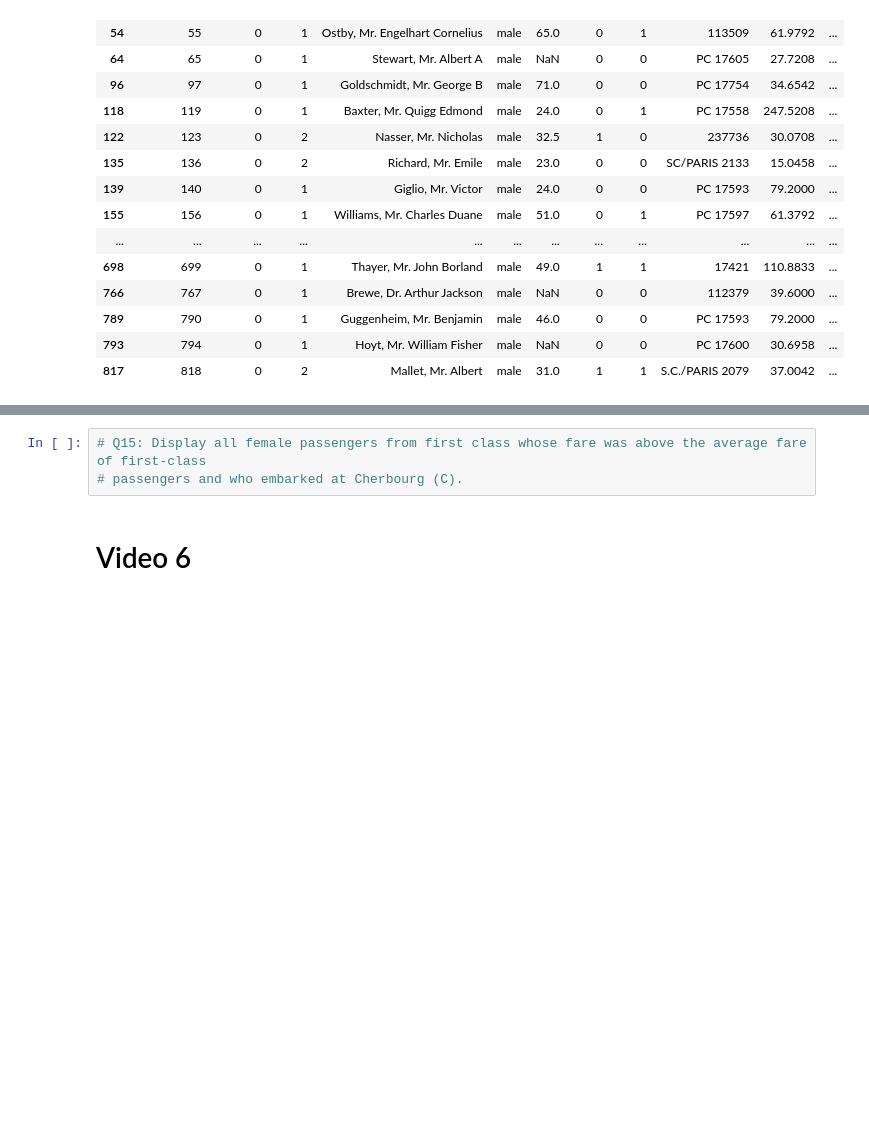
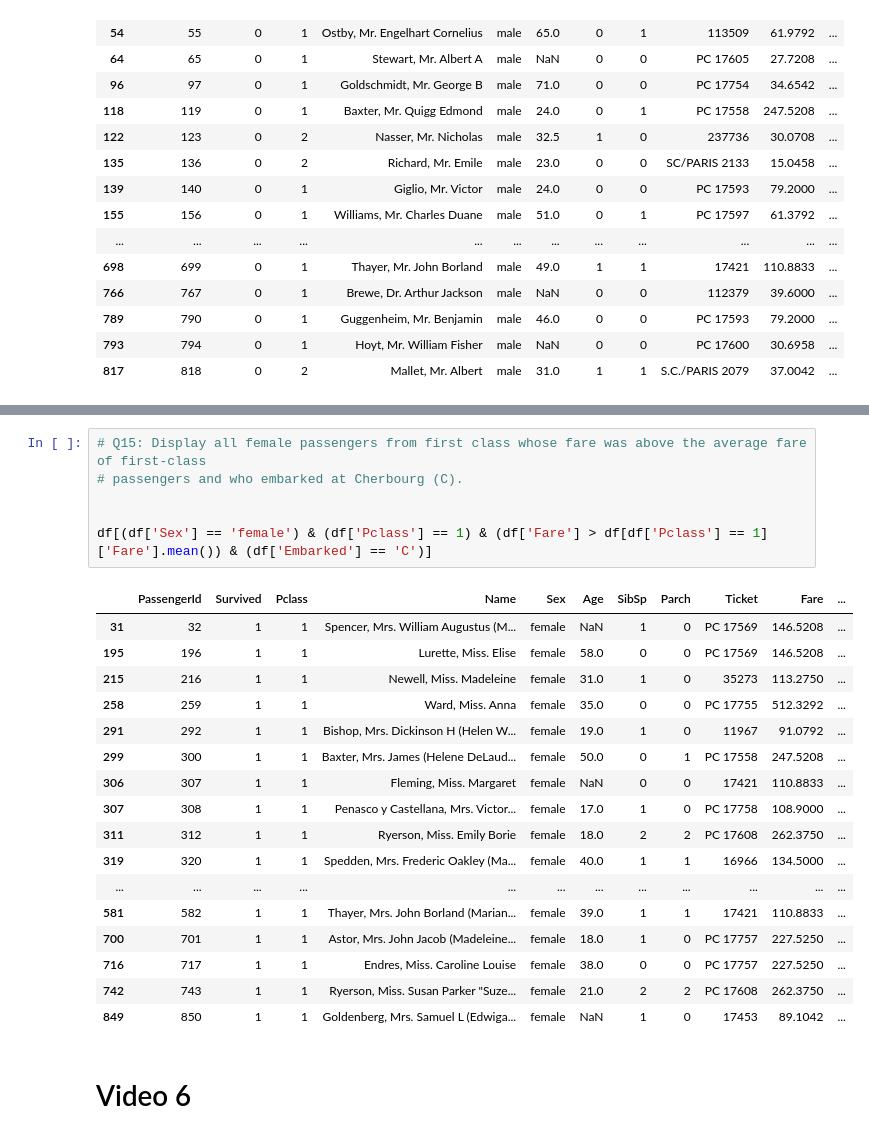
Before and after one commit to kishan-data/pandas_titanic_data_analysis, a Jupyter notebook: Pandas_titanic_data_analysis.ipynb, the cells around one changed output, grey strips where cells are left out. Cells and saved outputs as stored; diff of their text form; blank space fills up the shorter version.

```diff
--- a/Pandas_titanic_data_analysis.ipynb
+++ b/Pandas_titanic_data_analysis.ipynb
@@ -709,6 +767,27 @@ df[(df['Embarked'].isin(['Q','C'])) & (df['Pclass'].isin([1,2])) & (df['Survived
 # %%
 # Q15: Display all female passengers from first class whose fare was above the average fare of first-class
 # passengers and who embarked at Cherbourg (C).
+
+
+df[(df['Sex'] == 'female') & (df['Pclass'] == 1) & (df['Fare'] > df[df['Pclass'] == 1]['Fare'].mean()) & (df['Embarked'] == 'C')]
+# %% [output]
+|  | PassengerId | Survived | Pclass | Name | Sex | Age | SibSp | Parch | Ticket | Fare | ... |
+| 31 | 32 | 1 | 1 | Spencer, Mrs. William Augustus (M... | female | NaN | 1 | 0 | PC 17569 | 146.5208 | ... |
+| 195 | 196 | 1 | 1 | Lurette, Miss. Elise | female | 58.0 | 0 | 0 | PC 17569 | 146.5208 | ... |
+| 215 | 216 | 1 | 1 | Newell, Miss. Madeleine | female | 31.0 | 1 | 0 | 35273 | 113.2750 | ... |
+| 258 | 259 | 1 | 1 | Ward, Miss. Anna | female | 35.0 | 0 | 0 | PC 17755 | 512.3292 | ... |
+| 291 | 292 | 1 | 1 | Bishop, Mrs. Dickinson H (Helen W... | female | 19.0 | 1 | 0 | 11967 | 91.0792 | ... |
+| 299 | 300 | 1 | 1 | Baxter, Mrs. James (Helene DeLaud... | female | 50.0 | 0 | 1 | PC 17558 | 247.5208 | ... |
+| 306 | 307 | 1 | 1 | Fleming, Miss. Margaret | female | NaN | 0 | 0 | 17421 | 110.8833 | ... |
+| 307 | 308 | 1 | 1 | Penasco y Castellana, Mrs. Victor... | female | 17.0 | 1 | 0 | PC 17758 | 108.9000 | ... |
+| 311 | 312 | 1 | 1 | Ryerson, Miss. Emily Borie | female | 18.0 | 2 | 2 | PC 17608 | 262.3750 | ... |
+| 319 | 320 | 1 | 1 | Spedden, Mrs. Frederic Oakley (Ma... | female | 40.0 | 1 | 1 | 16966 | 134.5000 | ... |
+| ... | ... | ... | ... | ... | ... | ... | ... | ... | ... | ... | ... |
+| 581 | 582 | 1 | 1 | Thayer, Mrs. John Borland (Marian... | female | 39.0 | 1 | 1 | 17421 | 110.8833 | ... |
+| 700 | 701 | 1 | 1 | Astor, Mrs. John Jacob (Madeleine... | female | 18.0 | 1 | 0 | PC 17757 | 227.5250 | ... |
+| 716 | 717 | 1 | 1 | Endres, Miss. Caroline Louise | female | 38.0 | 0 | 0 | PC 17757 | 227.5250 | ... |
+| 742 | 743 | 1 | 1 | Ryerson, Miss. Susan Parker "Suze... | female | 21.0 | 2 | 2 | PC 17608 | 262.3750 | ... |
+| 849 | 850 | 1 | 1 | Goldenberg, Mrs. Samuel L (Edwiga... | female | NaN | 1 | 0 | 17453 | 89.1042 | ... |
 # %% [markdown]
 # Video 6
 # %%
```
Also changed, not shown: parts of 14 cells of this notebook.
